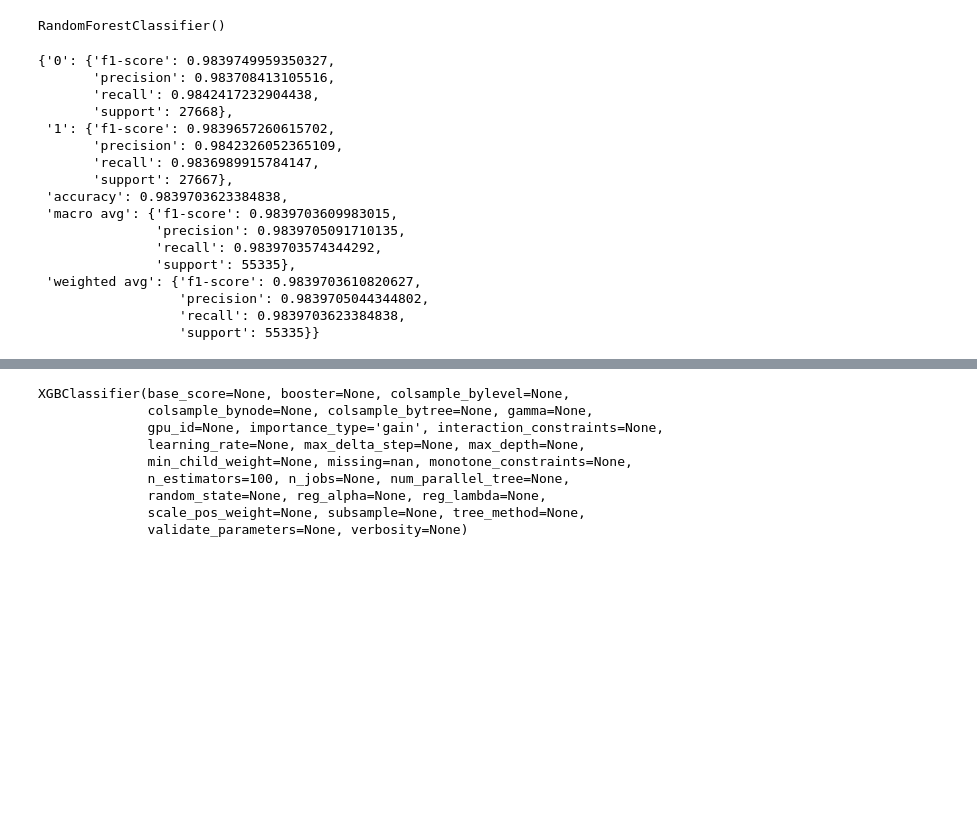
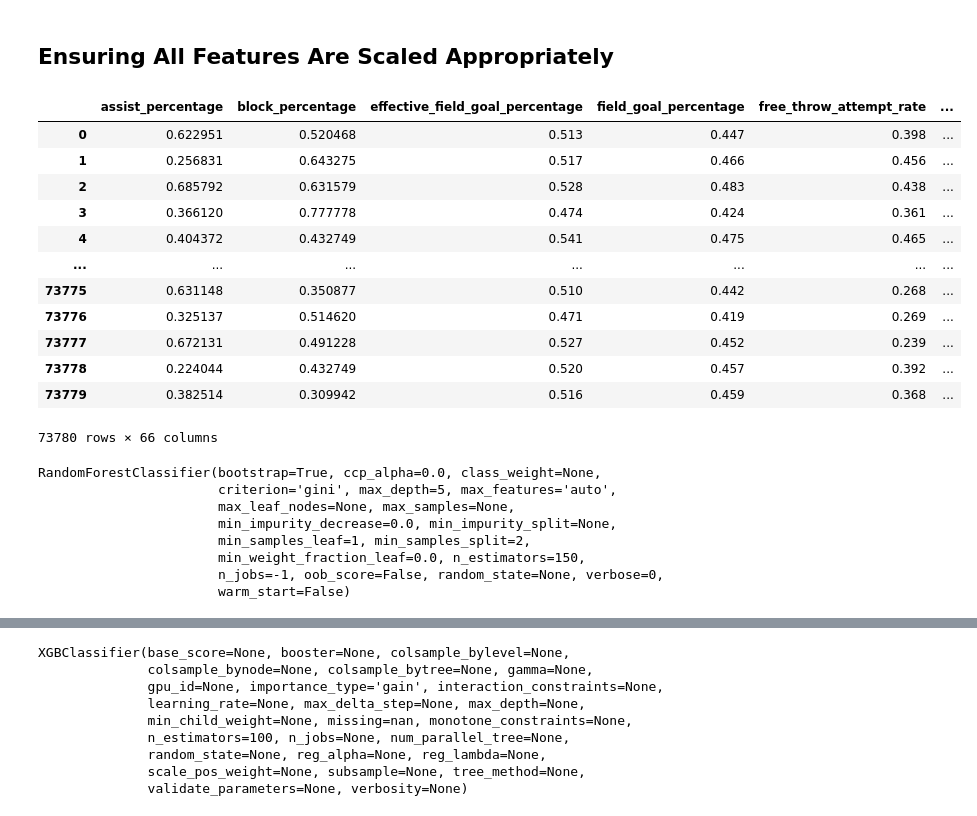
Before and after one commit to fmathews11/College_basketball, a Jupyter notebook: bbal_ml_v1.ipynb, the cells around one changed output, grey strips where cells are left out. Saved outputs shown, nothing was run; the diff lists cells and outputs as text; code cells hidden in the pictures; blank space fills up the shorter version.

```diff
--- a/bbal_ml_v1.ipynb
+++ b/bbal_ml_v1.ipynb
@@ -20,0 +19,4 @@ df = pd.read_csv("ml_df_l3.csv")
+# %%
+df = pd.read_csv("ml_df_l3.csv")
+df = df.drop(columns = [df.columns[i] for i in [0,71,72,74,75,78,79,7,8,17,42,43,62,73]],axis = 1)
+df.isna().sum()
@@ -21,33 +36,40 @@ df = pd.read_csv("ml_df_l3.csv")
+# %% [markdown]
+## Ensuring All Features Are Scaled Appropriately
 # %%
-cols_to_drop = [0,71,72,74,75,78,79,7,8,17,42,43,62,73]
-df = df.drop(columns = [df.columns[i] for i in cols_to_drop],axis = 1)
+scale_dict = {}
+for i in df.loc[:,df.columns[df.columns.str.contains('percent')]].columns:
+    if df[i].max() > 1:
+        scale_dict[i] = MinMaxScaler(feature_range=(0,1))
+for key,val in scale_dict.items():
+    df[key] = scale_dict[key].fit_transform(df[key].values.reshape(-1,1))
+
 X = df.drop('result',1)
 y = df.result
 X_train,X_test,y_train,y_test = train_test_split(X,y,stratify = y)
+X_train.sample(5)
+# %% [output]
+|  | assist_percentage | block_percentage | effective_field_goal_percentage | field_goal_percentage | free_throw_attempt_rate | ... |
+| 0 | 0.622951 | 0.520468 | 0.513 | 0.447 | 0.398 | ... |
+| 1 | 0.256831 | 0.643275 | 0.517 | 0.466 | 0.456 | ... |
+| 2 | 0.685792 | 0.631579 | 0.528 | 0.483 | 0.438 | ... |
+| 3 | 0.366120 | 0.777778 | 0.474 | 0.424 | 0.361 | ... |
+| 4 | 0.404372 | 0.432749 | 0.541 | 0.475 | 0.465 | ... |
+| ... | ... | ... | ... | ... | ... | ... |
+| 73775 | 0.631148 | 0.350877 | 0.510 | 0.442 | 0.268 | ... |
+| 73776 | 0.325137 | 0.514620 | 0.471 | 0.419 | 0.269 | ... |
+| 73777 | 0.672131 | 0.491228 | 0.527 | 0.452 | 0.239 | ... |
+| 73778 | 0.224044 | 0.432749 | 0.520 | 0.457 | 0.392 | ... |
+| 73779 | 0.382514 | 0.309942 | 0.516 | 0.459 | 0.368 | ... |
+73780 rows × 66 columns
-# %%
-RandomForestClassifier()
-# %% [output]
-RandomForestClassifier()
 # %%
-clf = RandomForestClassifier(n_estimators = 250,n_jobs = -1)
+clf = RandomForestClassifier(n_estimators = 150,n_jobs = -1,max_depth = 5)
 clf.fit(X_train,y_train)
-y_train_pred = clf.predict(X_train)
-pprint(classification_report(y_train,y_train_pred,output_dict = True))
 # %% [output]
-{'0': {'f1-score': 0.9839749959350327,
-       'precision': 0.983708413105516,
-       'recall': 0.9842417232904438,
-       'support': 27668},
- '1': {'f1-score': 0.9839657260615702,
-       'precision': 0.9842326052365109,
-       'recall': 0.9836989915784147,
-       'support': 27667},
- 'accuracy': 0.9839703623384838,
- 'macro avg': {'f1-score': 0.9839703609983015,
-               'precision': 0.9839705091710135,
-               'recall': 0.9839703574344292,
-               'support': 55335},
- 'weighted avg': {'f1-score': 0.9839703610820627,
-                  'precision': 0.9839705044344802,
-                  'recall': 0.9839703623384838,
-                  'support': 55335}}
+RandomForestClassifier(bootstrap=True, ccp_alpha=0.0, class_weight=None,
+                       criterion='gini', max_depth=5, max_features='auto',
+                       max_leaf_nodes=None, max_samples=None,
+                       min_impurity_decrease=0.0, min_impurity_split=None,
+                       min_samples_leaf=1, min_samples_split=2,
+                       min_weight_fraction_leaf=0.0, n_estimators=150,
+                       n_jobs=-1, oob_score=False, random_state=None, verbose=0,
+                       warm_start=False)
```
Also changed, not shown: parts of 13 cells of this notebook.
